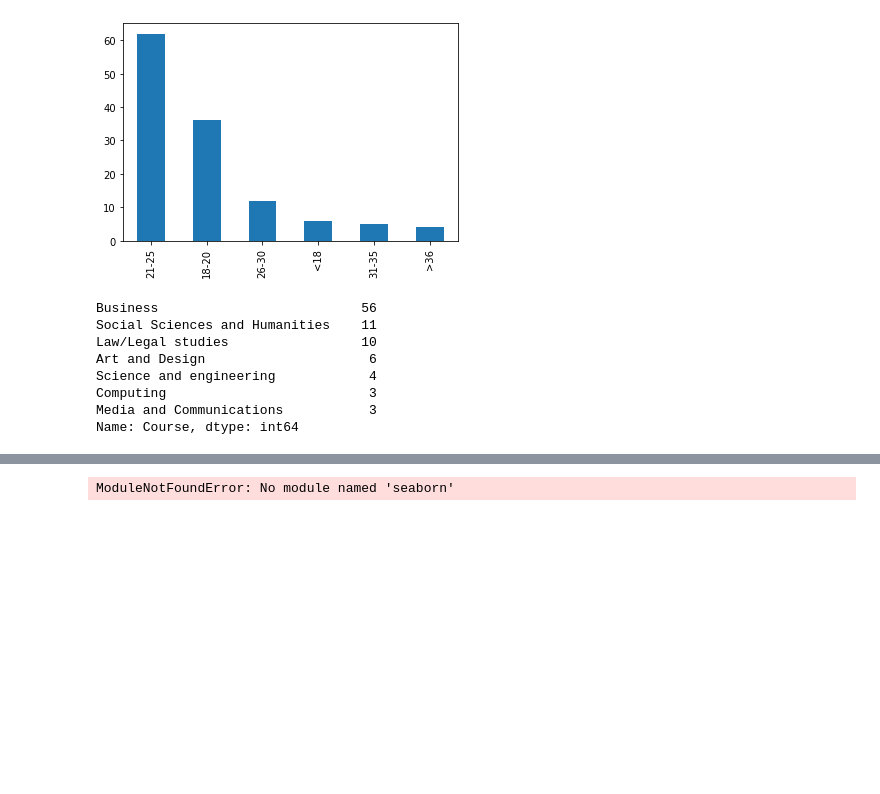
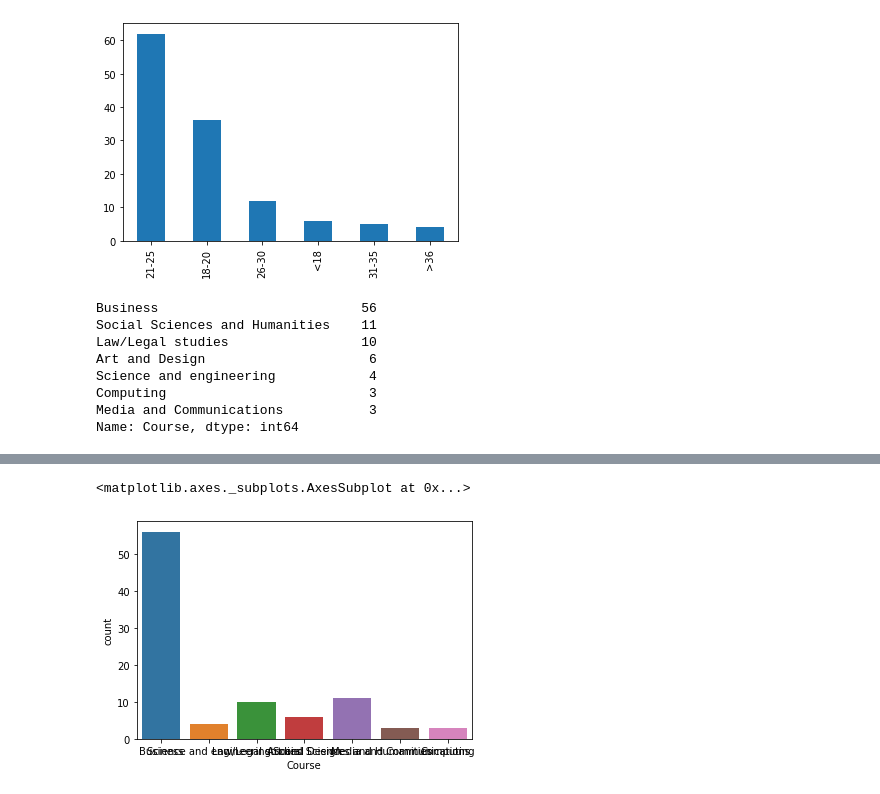
Before and after one commit to chaubeyniha/ML_Inspect, a Jupyter notebook: Psych_Pipeline/extra_testing.ipynb, the cells around one changed output, grey strips where cells are left out. Saved outputs shown, nothing was run; the diff lists cells and outputs as text; code cells hidden in the pictures; blank space fills up the shorter version.

```diff
--- a/Psych_Pipeline/extra_testing.ipynb
+++ b/Psych_Pipeline/extra_testing.ipynb
@@ -65,3 +80,12 @@ ordinal_encoder.fit(raw_data['Attendance'].values.reshape(-1, 1))
 ordinal_encoder.categories_
 # %% [output]
 [array(['S4', 'S3', 'S2', 'S1', 'S0'], dtype=object)]
+# %%
+# Set grid search params
+grid={"C":np.logspace(-3,3,7), "penalty":["l1","l2"]}# l1 lasso l2 ridge
+logreg=LogisticRegression()
+logreg_cv=GridSearchCV(logreg,grid,cv=10)
+logreg_cv.fit(X_train,Y_train)
+
+print("tuned hpyerparameters :(best parameters) ",logreg_cv.best_params_)
+print("accuracy :",logreg_cv.best_score_)
@@ -97,5 +136,6 @@ SyntaxError: invalid syntax (<ipython-input-21-b0427c9b9a4f>, line 1)
 # %%
 import seaborn as sns
-sns.countplot(x="course", data=train_data)
+sns.countplot(x="Course", data=train_data)
 # %% [output]
-ModuleNotFoundError: No module named 'seaborn'
+<matplotlib.axes._subplots.AxesSubplot at 0x...>
+[figure, added]
```
Also changed, not shown: parts of 4 cells of this notebook.
